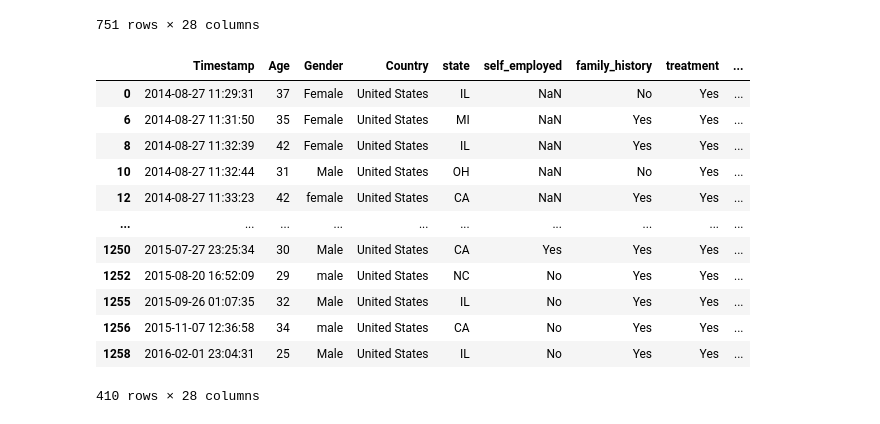
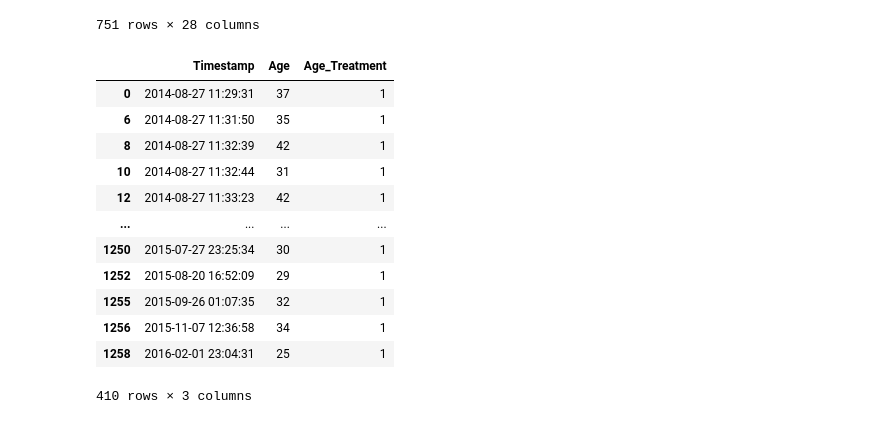
Before and after one commit to rollernathan/Mental_Health_Team_2, a Jupyter notebook: nroller/Mental_Health_Data.ipynb, the cells around one changed output. Drawn from its saved outputs; the diff is of its cells as text; code cells hidden in the pictures.

Commit message:
added age vs treatment analysis

```diff
--- a/nroller/Mental_Health_Data.ipynb
+++ b/nroller/Mental_Health_Data.ipynb
@@ -192,6 +193,7 @@ plt.show()
 [figure]
 # %%
 # Create a column which indicates a 1 if seeking Treatment
+mhUS_df = mhUS_df.copy()
 mhUS_df.loc[:, 'Age_Treatment'] = np.where(mhUS_df['treatment'] == 'Yes', 1, 0)
 mhUS_df
 # %% [output]
@@ -209,9 +211,9 @@ mhUS_df
 | 1258 | 2016-02-01 23:04:31 | 25 | Male | United States | IL | No | Yes | Yes | ... |
 751 rows × 28 columns
 # %%
-# Remove ages which are less than 18 and make them 18
-mhUS_df.loc[:, 'Age'] = np.where(mhUS_df['Age'] < 18, 18, mhUS_df['Age'])
-mhUS_df.loc[:, 'Age'] = np.where(mhUS_df['Age'] > 100, 75, mhUS_df['Age'])
+# Remove ages which are less than 20 and make them 20 and older than 70 make them 70
+mhUS_df.loc[:, 'Age'] = np.where(mhUS_df['Age'] < 20, 20, mhUS_df['Age'])
+mhUS_df.loc[:, 'Age'] = np.where(mhUS_df['Age'] > 70, 70, mhUS_df['Age'])
 mhUS_df
 # %% [output]
 |  | Timestamp | Age | Gender | Country | state | self_employed | family_history | treatment | ... |
@@ -230,18 +232,19 @@ mhUS_df
 # %%
 # Create a df with only those seeking treatment
 treatment_only_df = mhUS_df[mhUS_df['Age_Treatment'] == 1]
+treatment_only_df = treatment_only_df[['Timestamp','Age','Age_Treatment']]
 treatment_only_df
 # %% [output]
-|  | Timestamp | Age | Gender | Country | state | self_employed | family_history | treatment | ... |
-| 0 | 2014-08-27 11:29:31 | 37 | Female | United States | IL | NaN | No | Yes | ... |
-| 6 | 2014-08-27 11:31:50 | 35 | Female | United States | MI | NaN | Yes | Yes | ... |
-| 8 | 2014-08-27 11:32:39 | 42 | Female | United States | IL | NaN | Yes | Yes | ... |
-| 10 | 2014-08-27 11:32:44 | 31 | Male | United States | OH | NaN | No | Yes | ... |
-| 12 | 2014-08-27 11:33:23 | 42 | female | United States | CA | NaN | Yes | Yes | ... |
-| ... | ... | ... | ... | ... | ... | ... | ... | ... | ... |
-| 1250 | 2015-07-27 23:25:34 | 30 | Male | United States | CA | Yes | Yes | Yes | ... |
-| 1252 | 2015-08-20 16:52:09 | 29 | male | United States | NC | No | Yes | Yes | ... |
-| 1255 | 2015-09-26 01:07:35 | 32 | Male | United States | IL | No | Yes | Yes | ... |
-| 1256 | 2015-11-07 12:36:58 | 34 | male | United States | CA | No | Yes | Yes | ... |
-| 1258 | 2016-02-01 23:04:31 | 25 | Male | United States | IL | No | Yes | Yes | ... |
+|  | Timestamp | Age | Age_Treatment |
+| 0 | 2014-08-27 11:29:31 | 37 | 1 |
+| 6 | 2014-08-27 11:31:50 | 35 | 1 |
+| 8 | 2014-08-27 11:32:39 | 42 | 1 |
+| 10 | 2014-08-27 11:32:44 | 31 | 1 |
+| 12 | 2014-08-27 11:33:23 | 42 | 1 |
+| ... | ... | ... | ... |
+| 1250 | 2015-07-27 23:25:34 | 30 | 1 |
+| 1252 | 2015-08-20 16:52:09 | 29 | 1 |
+| 1255 | 2015-09-26 01:07:35 | 32 | 1 |
+| 1256 | 2015-11-07 12:36:58 | 34 | 1 |
+| 1258 | 2016-02-01 23:04:31 | 25 | 1 |
-410 rows × 28 columns
+410 rows × 3 columns
```
Also changed, not shown: parts of 11 cells of this notebook, 3 other files.
